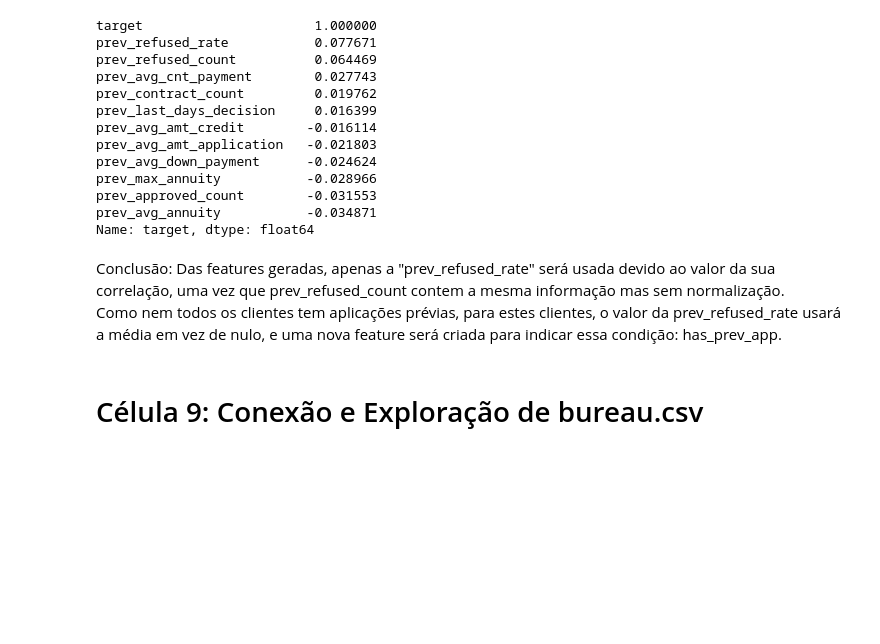
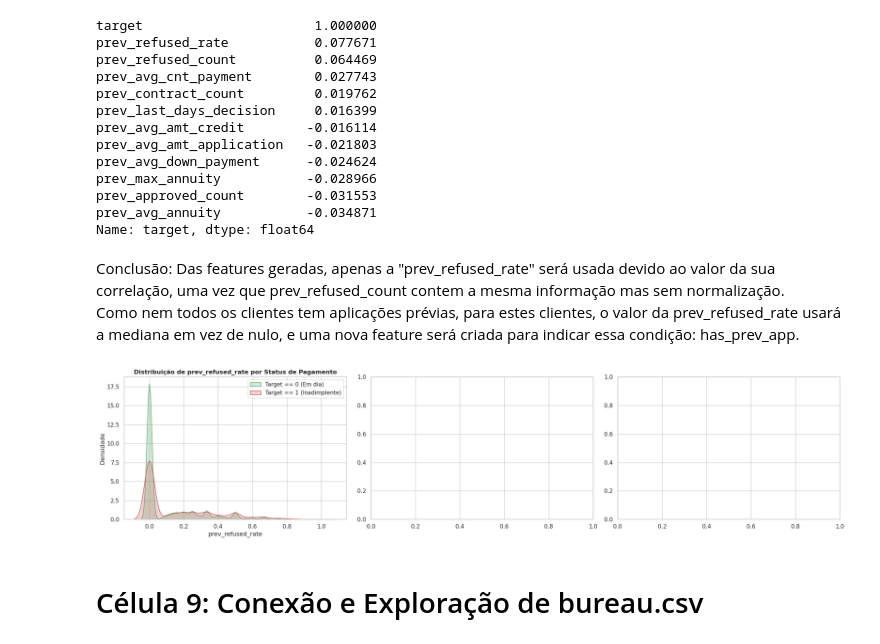
Before and after one commit to YuriKnebel/ProjetoFinalPosFIA-Individual, a Jupyter notebook: data-platform/DataPipeline/exp_analysis.ipynb, the cells around one changed output. Cells and saved outputs as stored; diff of their text form; code cells hidden in the pictures; blank space fills up the shorter version.

```diff
--- a/data-platform/DataPipeline/exp_analysis.ipynb
+++ b/data-platform/DataPipeline/exp_analysis.ipynb
@@ -1013,5 +1014,12 @@ prev_avg_annuity           -0.034871
 Name: target, dtype: float64
 # %% [markdown]
 Conclusão: Das features geradas, apenas a "prev_refused_rate" será usada devido ao valor da sua correlação, uma vez que prev_refused_count contem a mesma informação mas sem normalização.
-Como nem todos os clientes tem aplicações prévias, para estes clientes, o valor da prev_refused_rate usará a média em vez de nulo, e uma nova feature será criada para indicar essa condição: has_prev_app.
+Como nem todos os clientes tem aplicações prévias, para estes clientes, o valor da prev_refused_rate usará a mediana em vez de nulo, e uma nova feature será criada para indicar essa condição: has_prev_app.
+# %%
+fig, axes = plt.subplots(1, 3, figsize=(21, 5))
+visualiza_multiplas_distribuicoes_continuas_e_taxas_contra_target(df_feature_candidates_from_prev_app, "prev_refused_rate", "prev_refused_rate", "prev_refused_rate", axes[0])
+plt.tight_layout()
+plt.show()
+# %% [output]
+[figure, added]
 # %%
```
Also changed, not shown: parts of 5 cells of this notebook.
